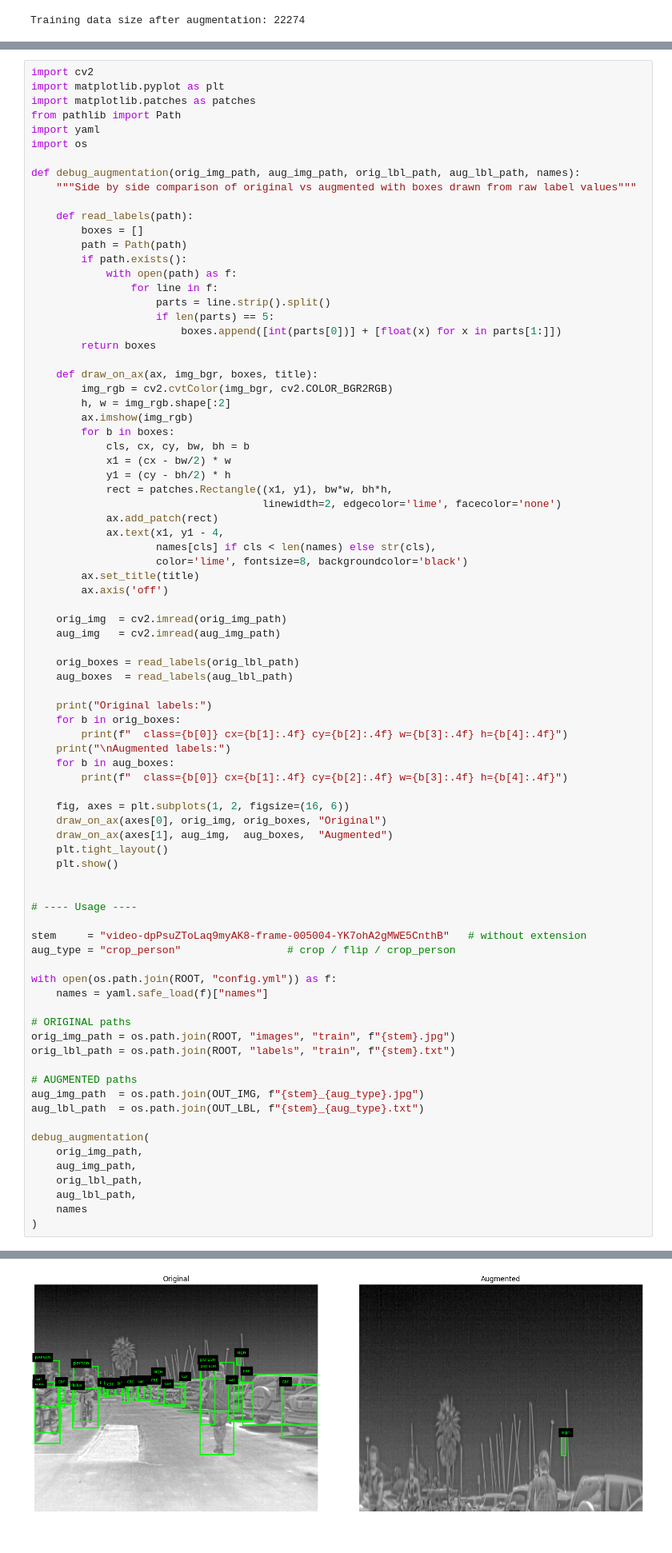
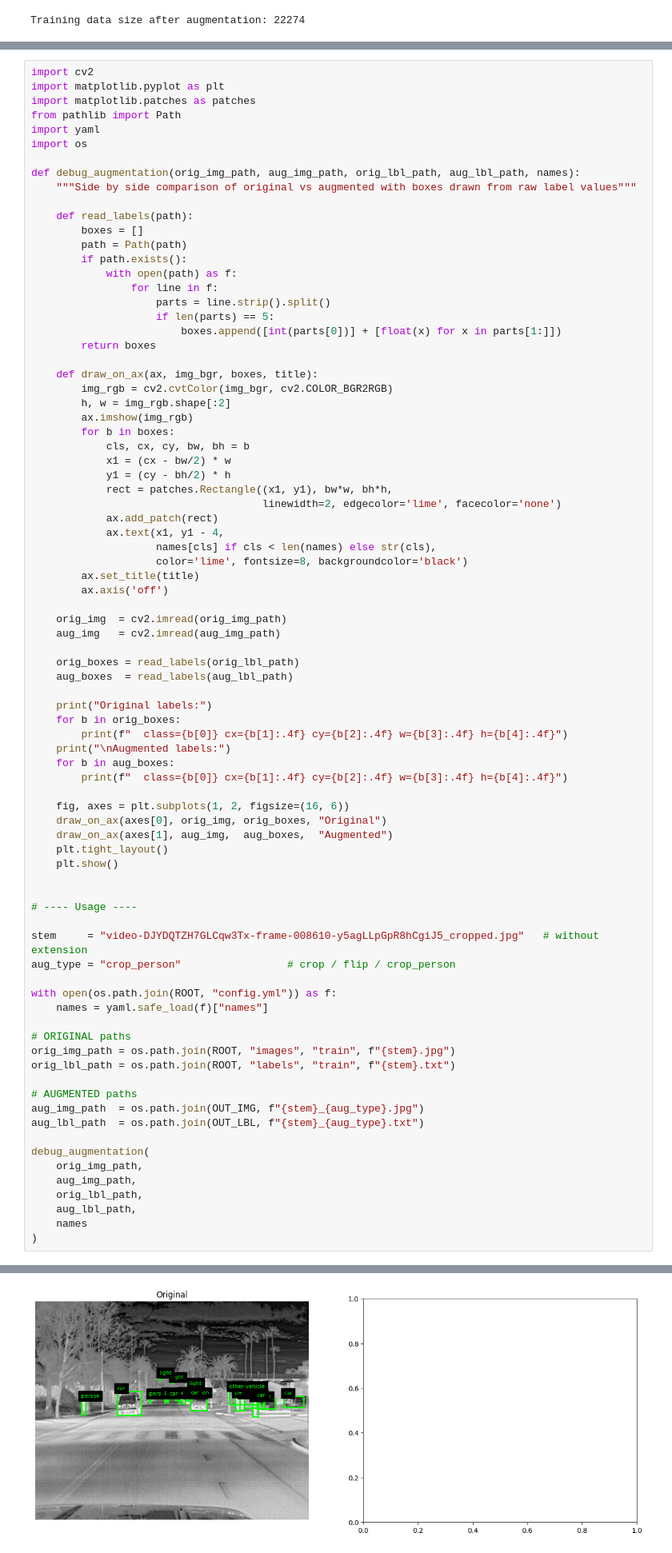
Before and after one commit to Coolguy4123/CPP_AVL_ObjDet, a Jupyter notebook: notebooks/data_aug.ipynb, the cells around one changed output, grey strips where cells are left out. Shown at 80% size. Cells and saved outputs as stored; diff of their text form.

```diff
--- a/notebooks/data_aug.ipynb
+++ b/notebooks/data_aug.ipynb
@@ -476,7 +476,7 @@ def debug_augmentation(orig_img_path, aug_img_path, orig_lbl_path, aug_lbl_path,
 
 # ---- Usage ----
 
-stem     = "video-dpPsuZToLaq9myAK8-frame-005004-YK7ohA2gMWE5CnthB"   # without extension
+stem     = "video-DJYDQTZH7GLCqw3Tx-frame-008610-y5agLLpGpR8hCgiJ5_cropped.jpg"   # without extension
 aug_type = "crop_person"                 # crop / flip / crop_person
 
 with open(os.path.join(ROOT, "config.yml")) as f:
@@ -518,4 +520,4 @@ Augmented labels:
-[figure, old version]
+[figure, new version]
 # %%
 # ~~~~~~~~~~~~ Display 4 random cropped_person samples WITH real person labels ~~~~~~~~~~~~
 def display_cropped_person_samples(label_dir, img_dir, num_samples=4):
```
Also changed, not shown: parts of 4 cells of this notebook.
